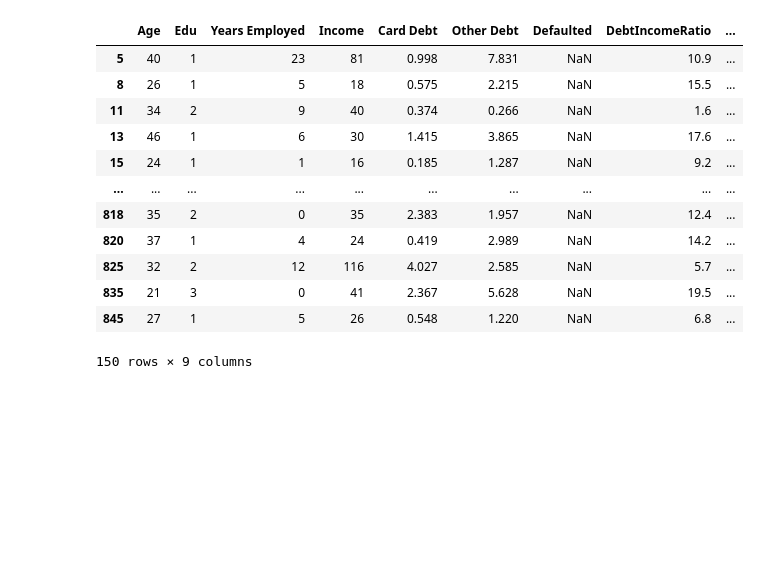
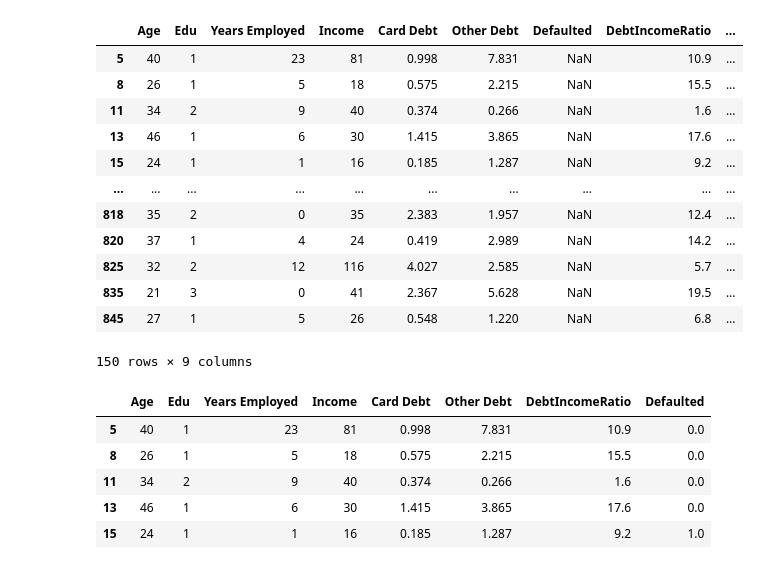
Before and after one commit to KDcodePy/Customer_Clustering_With_Kmeans, a Jupyter notebook: Kmeans.ipynb, the cells around one changed output. Saved outputs shown, nothing was run; the diff lists cells and outputs as text; code cells hidden in the pictures; blank space fills up the shorter version.

```diff
--- a/Kmeans.ipynb
+++ b/Kmeans.ipynb
@@ -249,0 +255,10 @@ test_df.drop(columns="Defaulted", inplace=True)
+# %%
+# Double check our test_df
+test_df.head()
+# %% [output]
+|  | Age | Edu | Years Employed | Income | Card Debt | Other Debt | DebtIncomeRatio | Defaulted |
+| 5 | 40 | 1 | 23 | 81 | 0.998 | 7.831 | 10.9 | 0.0 |
+| 8 | 26 | 1 | 5 | 18 | 0.575 | 2.215 | 15.5 | 0.0 |
+| 11 | 34 | 2 | 9 | 40 | 0.374 | 0.266 | 1.6 | 0.0 |
+| 13 | 46 | 1 | 6 | 30 | 1.415 | 3.865 | 17.6 | 0.0 |
+| 15 | 24 | 1 | 1 | 16 | 0.185 | 1.287 | 9.2 | 1.0 |
```
Also changed, not shown: parts of 17 cells of this notebook.
